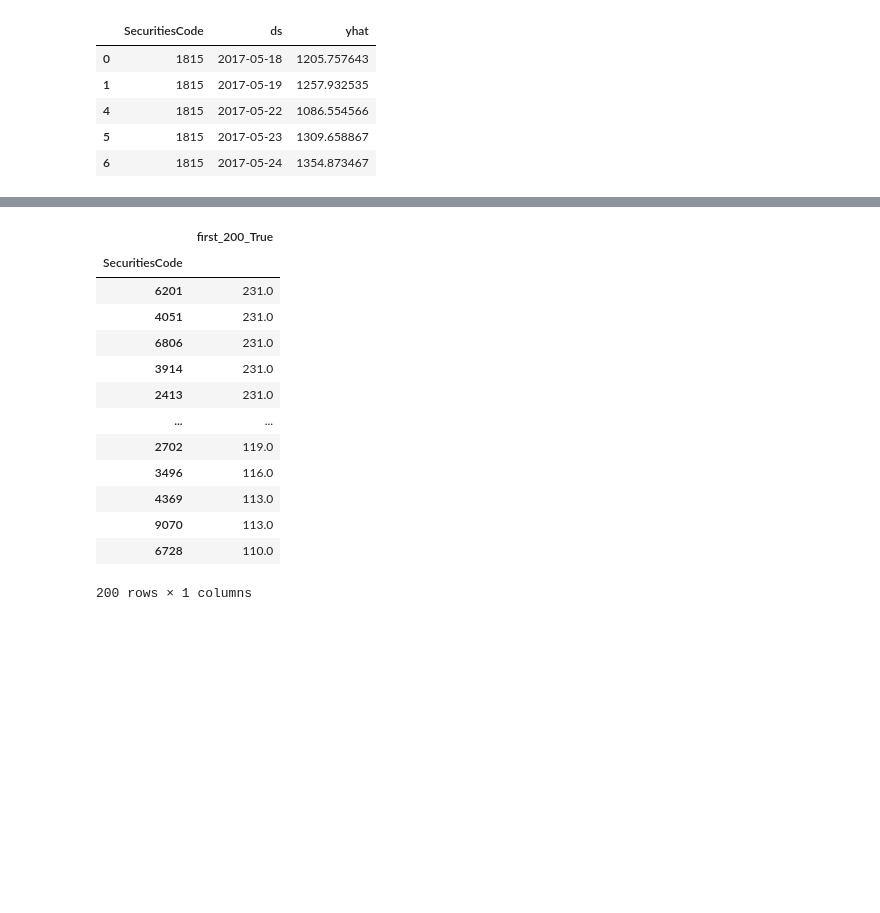
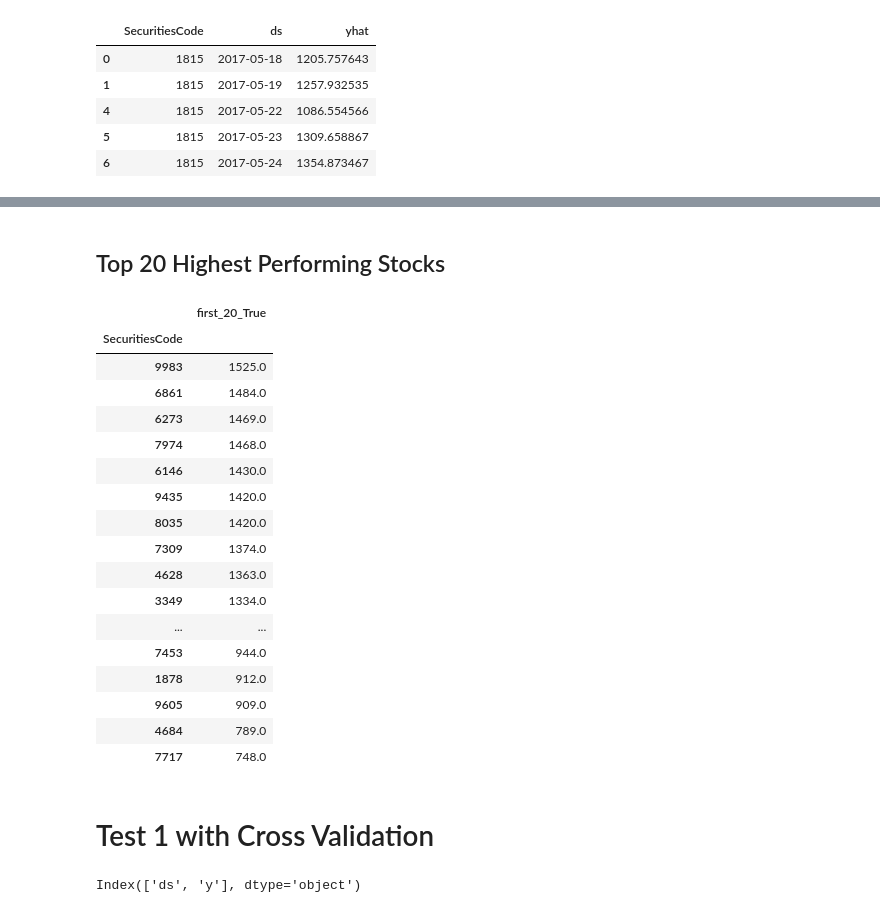
Before and after one commit to 1on1pt/JPX_Tokyo_Stock_Exchange_Prediction, a Jupyter notebook: JPX_Prophet_results_testing.ipynb, the cells around one changed output, grey strips where cells are left out. Drawn from its saved outputs; the diff is of its cells as text; code cells hidden in the pictures; blank space fills up the shorter version.

Commit message:
top 20 and cross validation

```diff
--- a/JPX_Prophet_results_testing.ipynb
+++ b/JPX_Prophet_results_testing.ipynb
@@ -178,11 +163,10 @@ daily_spread_return
 # %%
-count_SecuritiesCode_first_200 = prices_target.isin(prices_target_first_200.values.flatten())
-True_first_200 = (count_SecuritiesCode_first_200.apply(pd.Series.value_counts, axis=0).fillna(0).iloc[1:2]).T
-True_first_200 = True_first_200.add_prefix('first_200_')
+count_SecuritiesCode_first_20 = prices_target.isin(prices_target_first_20.values.flatten())
+True_first_20 = (count_SecuritiesCode_first_20.apply(pd.Series.value_counts, axis=0).fillna(0).iloc[1:2]).T
+True_first_20 = True_first_20.add_prefix('first_20_')
 # %%
-count_SecuritiesCode_last_200 = prices_target.isin(prices_target_last_200.values.flatten())
-True_last_200 = (count_SecuritiesCode_last_200.apply(pd.Series.value_counts, axis=0).fillna(0).iloc[1:2]).T
-True_last_200 = True_last_200.add_prefix('last_200_')
+count_SecuritiesCode_last_20 = prices_target.isin(prices_target_last_20.values.flatten())
+True_last_20 = (count_SecuritiesCode_last_20.apply(pd.Series.value_counts, axis=0).fillna(0).iloc[1:2]).T
+True_last_20 = True_last_20.add_prefix('last_20_')
 # %%
-Count = pd.concat([True_first_200,True_last_200],axis=1)
-Count
+Count = pd.concat([True_first_20,True_last_20],axis=1)
@@ -232,4 +201,5 @@ plt.scatter(x=SecuritiesCode_weight.index,y=SecuritiesCode_weight)
 # %%
 Count.reset_index
 Count.columns
-top_ranked = Count.sort_values(by=['first_200_True'],ascending=False).iloc[0:200]
+top_ranked = Count.sort_values(by=['first_20_True'],ascending=False).iloc[0:20]
+top_ranked
@@ -236,18 +225,25 @@ top_ranked = Count.sort_values(by=['first_200_True'],ascending=False).iloc[0:200
+# %% [markdown]
+## Top 20 Highest Performing Stocks
 # %%
-top_ranked = top_ranked.drop(columns='last_200_True',axis=1)
+top_ranked = top_ranked.drop(columns='last_20_True',axis=1)
+top_ranked.to_csv('Outputs/top_ranked.csv')
 top_ranked
 # %% [output]
-|  | first_200_True |
+|  | first_20_True |
 | SecuritiesCode |  |
-| 6201 | 231.0 |
-| 4051 | 231.0 |
-| 6806 | 231.0 |
-| 3914 | 231.0 |
-| 2413 | 231.0 |
+| 9983 | 1525.0 |
+| 6861 | 1484.0 |
+| 6273 | 1469.0 |
+| 7974 | 1468.0 |
+| 6146 | 1430.0 |
+| 9435 | 1420.0 |
+| 8035 | 1420.0 |
+| 7309 | 1374.0 |
+| 4628 | 1363.0 |
+| 3349 | 1334.0 |
 | ... | ... |
-| 2702 | 119.0 |
-| 3496 | 116.0 |
-| 4369 | 113.0 |
-| 9070 | 113.0 |
-| 6728 | 110.0 |
+| 7453 | 944.0 |
+| 1878 | 912.0 |
+| 9605 | 909.0 |
+| 4684 | 789.0 |
+| 7717 | 748.0 |
-200 rows × 1 columns
@@ -255,0 +250,2 @@ top_ranked.to_csv('Outputs/top_ranked.csv')
+# %% [markdown]
+# Test 1 with Cross Validation
@@ -255,0 +262,10 @@ top_ranked.to_csv('Outputs/top_ranked.csv')
+# %%
+df = pd.DataFrame(target_df[9983])
+df.reset_index(inplace=True)
+df['y'] = df[9983]
+df.drop(columns=[9983],inplace=True)
+df.dropna(inplace=True)
+df = df[df['y'] > 0]
+df.columns
+# %% [output]
+Index(['ds', 'y'], dtype='object')
```
Also changed, not shown: parts of 39 cells of this notebook, 4 other files.
